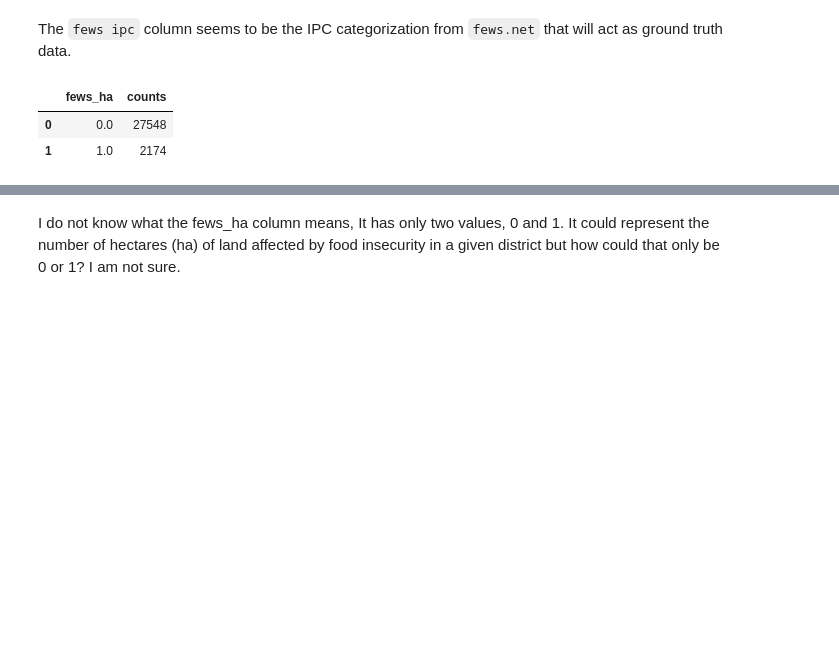
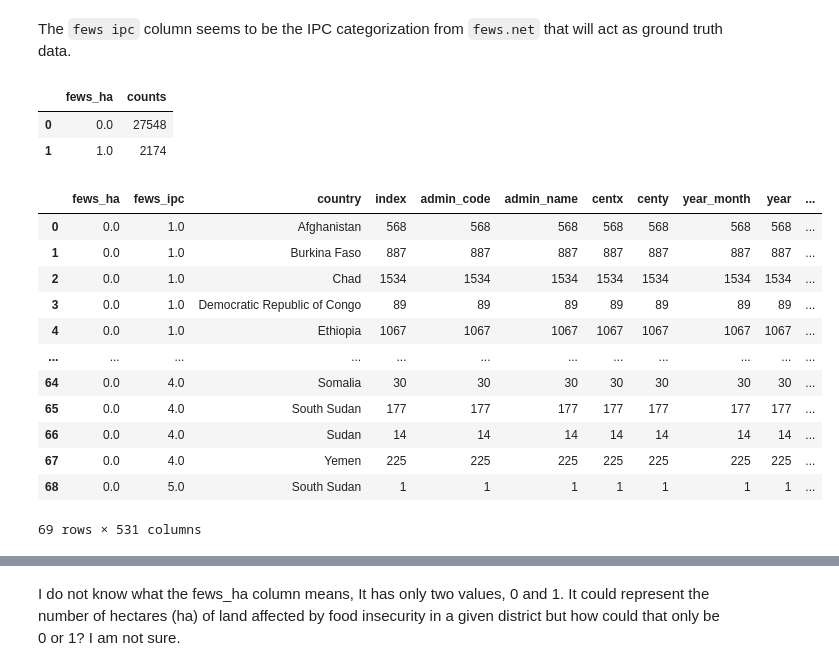
Before and after one commit to Aisha630/Predicting-food-insecurity, a Jupyter notebook: explore_time_series.ipynb, the cells around one changed output, grey strips where cells are left out. Drawn from its saved outputs; the diff is of its cells as text; code cells hidden in the pictures; blank space fills up the shorter version.

```diff
--- a/explore_time_series.ipynb
+++ b/explore_time_series.ipynb
@@ -299,3 +299,26 @@ pd.DataFrame(df_fews_ha)
 |  | fews_ha | counts |
 | 0 | 0.0 | 27548 |
 | 1 | 1.0 | 2174 |
+# %%
+df_fews_ha_more = (
+    df_time_series
+    .groupby(["fews_ha", "fews_ipc", "country"])
+    .count()
+    .reset_index()
+)
+
+pd.DataFrame(df_fews_ha_more)[df_fews_ha_more["fews_ha"] == 0]
+# %% [output]
+|  | fews_ha | fews_ipc | country | index | admin_code | admin_name | centx | centy | year_month | year | ... |
+| 0 | 0.0 | 1.0 | Afghanistan | 568 | 568 | 568 | 568 | 568 | 568 | 568 | ... |
+| 1 | 0.0 | 1.0 | Burkina Faso | 887 | 887 | 887 | 887 | 887 | 887 | 887 | ... |
+| 2 | 0.0 | 1.0 | Chad | 1534 | 1534 | 1534 | 1534 | 1534 | 1534 | 1534 | ... |
+| 3 | 0.0 | 1.0 | Democratic Republic of Congo | 89 | 89 | 89 | 89 | 89 | 89 | 89 | ... |
+| 4 | 0.0 | 1.0 | Ethiopia | 1067 | 1067 | 1067 | 1067 | 1067 | 1067 | 1067 | ... |
+| ... | ... | ... | ... | ... | ... | ... | ... | ... | ... | ... | ... |
+| 64 | 0.0 | 4.0 | Somalia | 30 | 30 | 30 | 30 | 30 | 30 | 30 | ... |
+| 65 | 0.0 | 4.0 | South Sudan | 177 | 177 | 177 | 177 | 177 | 177 | 177 | ... |
+| 66 | 0.0 | 4.0 | Sudan | 14 | 14 | 14 | 14 | 14 | 14 | 14 | ... |
+| 67 | 0.0 | 4.0 | Yemen | 225 | 225 | 225 | 225 | 225 | 225 | 225 | ... |
+| 68 | 0.0 | 5.0 | South Sudan | 1 | 1 | 1 | 1 | 1 | 1 | 1 | ... |
+69 rows × 531 columns
```
Also changed, not shown: parts of 2 cells of this notebook, 1 other file.
